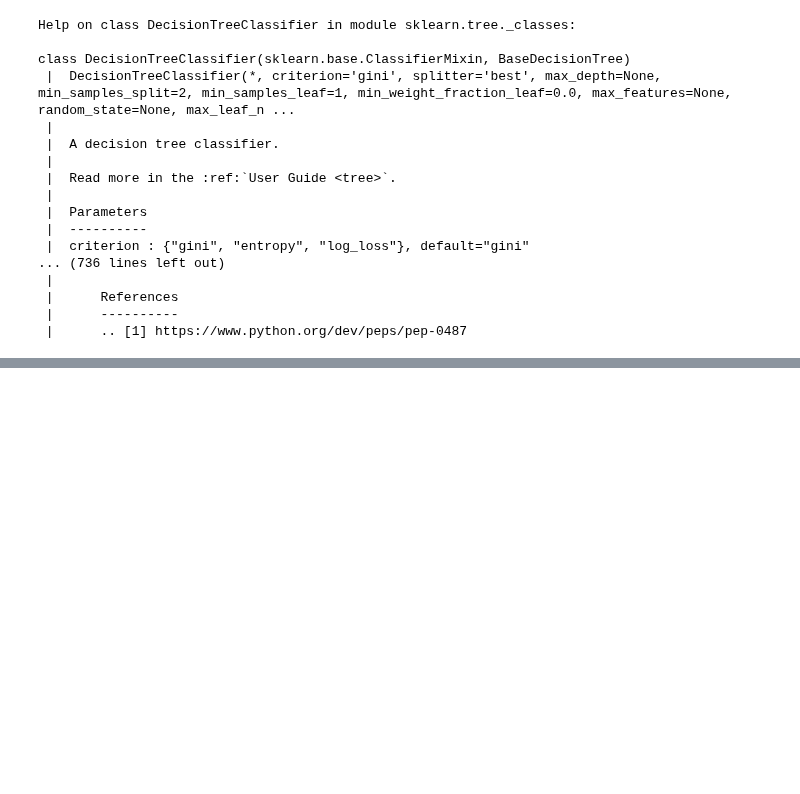
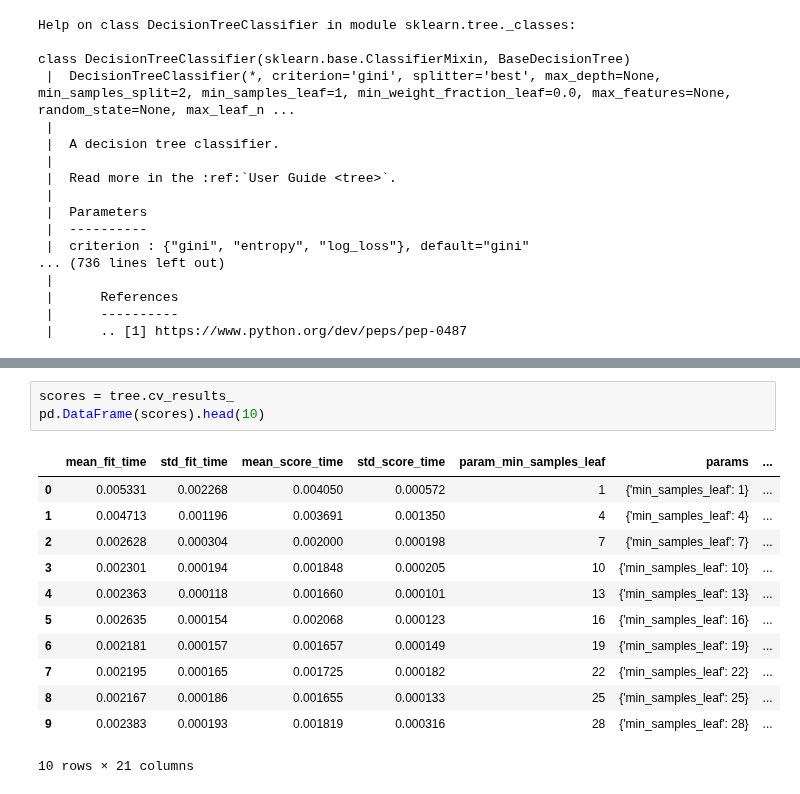
Before and after one commit to asa1997/CarPricePrediction, a Jupyter notebook: iris_decision_trees/iris_decision_trees.ipynb, the cells around one changed output, grey strips where cells are left out. Saved outputs shown, nothing was run; the diff lists cells and outputs as text; blank space fills up the shorter version.

```diff
--- a/iris_decision_trees/iris_decision_trees.ipynb
+++ b/iris_decision_trees/iris_decision_trees.ipynb
@@ -171,0 +239,16 @@ class DecisionTreeClassifier(sklearn.base.ClassifierMixin, BaseDecisionTree)
+# %%
+scores = tree.cv_results_
+pd.DataFrame(scores).head(10)
+# %% [output]
+|  | mean_fit_time | std_fit_time | mean_score_time | std_score_time | param_min_samples_leaf | params | ... |
+| 0 | 0.005331 | 0.002268 | 0.004050 | 0.000572 | 1 | {'min_samples_leaf': 1} | ... |
+| 1 | 0.004713 | 0.001196 | 0.003691 | 0.001350 | 4 | {'min_samples_leaf': 4} | ... |
+| 2 | 0.002628 | 0.000304 | 0.002000 | 0.000198 | 7 | {'min_samples_leaf': 7} | ... |
+| 3 | 0.002301 | 0.000194 | 0.001848 | 0.000205 | 10 | {'min_samples_leaf': 10} | ... |
+| 4 | 0.002363 | 0.000118 | 0.001660 | 0.000101 | 13 | {'min_samples_leaf': 13} | ... |
+| 5 | 0.002635 | 0.000154 | 0.002068 | 0.000123 | 16 | {'min_samples_leaf': 16} | ... |
+| 6 | 0.002181 | 0.000157 | 0.001657 | 0.000149 | 19 | {'min_samples_leaf': 19} | ... |
+| 7 | 0.002195 | 0.000165 | 0.001725 | 0.000182 | 22 | {'min_samples_leaf': 22} | ... |
+| 8 | 0.002167 | 0.000186 | 0.001655 | 0.000133 | 25 | {'min_samples_leaf': 25} | ... |
+| 9 | 0.002383 | 0.000193 | 0.001819 | 0.000316 | 28 | {'min_samples_leaf': 28} | ... |
+10 rows × 21 columns
```
Also changed, not shown: parts of 15 cells of this notebook.
